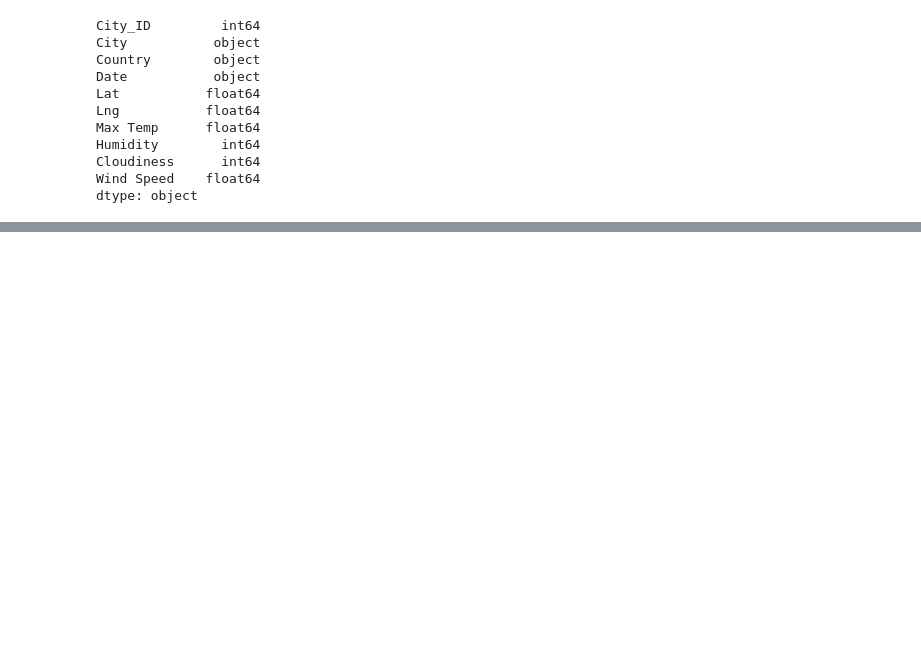
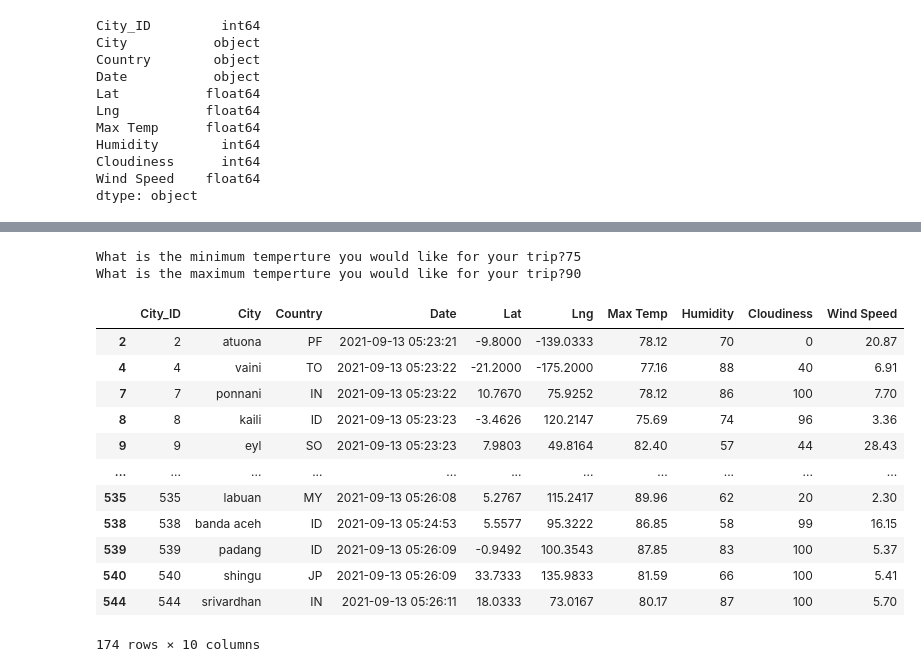
Before and after one commit to alexyang1818/bootcamp6_weatherPy, a Jupyter notebook: VacationPy.ipynb, the cells around one changed output, grey strips where cells are left out. Saved outputs shown, nothing was run; the diff lists cells and outputs as text; code cells hidden in the pictures; blank space fills up the shorter version.

```diff
--- a/VacationPy.ipynb
+++ b/VacationPy.ipynb
@@ -116,3 +116,32 @@ fig.add_layer(heat_layer)
 fig
 # %% [output]
 [interactive output not drawn]
+# %%
+# ask the customer to add a minimum and maximum temperature value
+min_temp = float(input('What is the minimum temperture you would like for your trip?'))
+max_temp = float(input('What is the maximum temperture you would like for your trip?'))
+# %% [output]
+What is the minimum temperture you would like for your trip?75
+What is the maximum temperture you would like for your trip?90
+# %%
+# filter the dataset to find the cities that fit the criteria
+preferred_cities_df = city_data_df[(city_data_df['Max Temp'] >= min_temp) & \
+                                   (city_data_df['Max Temp'] <= max_temp)]
+# Equivalent:
+# preferred_cities_df = city_data_df.loc[ (city_data_df['Max Temp'] >= min_temp) & \
+#                                        (city_data_df['Max Temp'] <= max_temp)]
+preferred_cities_df
+# %% [output]
+|  | City_ID | City | Country | Date | Lat | Lng | Max Temp | Humidity | Cloudiness | Wind Speed |
+| 2 | 2 | atuona | PF | 2021-09-13 05:23:21 | -9.8000 | -139.0333 | 78.12 | 70 | 0 | 20.87 |
+| 4 | 4 | vaini | TO | 2021-09-13 05:23:22 | -21.2000 | -175.2000 | 77.16 | 88 | 40 | 6.91 |
+| 7 | 7 | ponnani | IN | 2021-09-13 05:23:22 | 10.7670 | 75.9252 | 78.12 | 86 | 100 | 7.70 |
+| 8 | 8 | kaili | ID | 2021-09-13 05:23:23 | -3.4626 | 120.2147 | 75.69 | 74 | 96 | 3.36 |
+| 9 | 9 | eyl | SO | 2021-09-13 05:23:23 | 7.9803 | 49.8164 | 82.40 | 57 | 44 | 28.43 |
+| ... | ... | ... | ... | ... | ... | ... | ... | ... | ... | ... |
+| 535 | 535 | labuan | MY | 2021-09-13 05:26:08 | 5.2767 | 115.2417 | 89.96 | 62 | 20 | 2.30 |
+| 538 | 538 | banda aceh | ID | 2021-09-13 05:24:53 | 5.5577 | 95.3222 | 86.85 | 58 | 99 | 16.15 |
+| 539 | 539 | padang | ID | 2021-09-13 05:26:09 | -0.9492 | 100.3543 | 87.85 | 83 | 100 | 5.37 |
+| 540 | 540 | shingu | JP | 2021-09-13 05:26:09 | 33.7333 | 135.9833 | 81.59 | 66 | 100 | 5.41 |
+| 544 | 544 | srivardhan | IN | 2021-09-13 05:26:11 | 18.0333 | 73.0167 | 80.17 | 87 | 100 | 5.70 |
+174 rows × 10 columns
```
Also changed, not shown: parts of 10 cells of this notebook, 1 other file.
